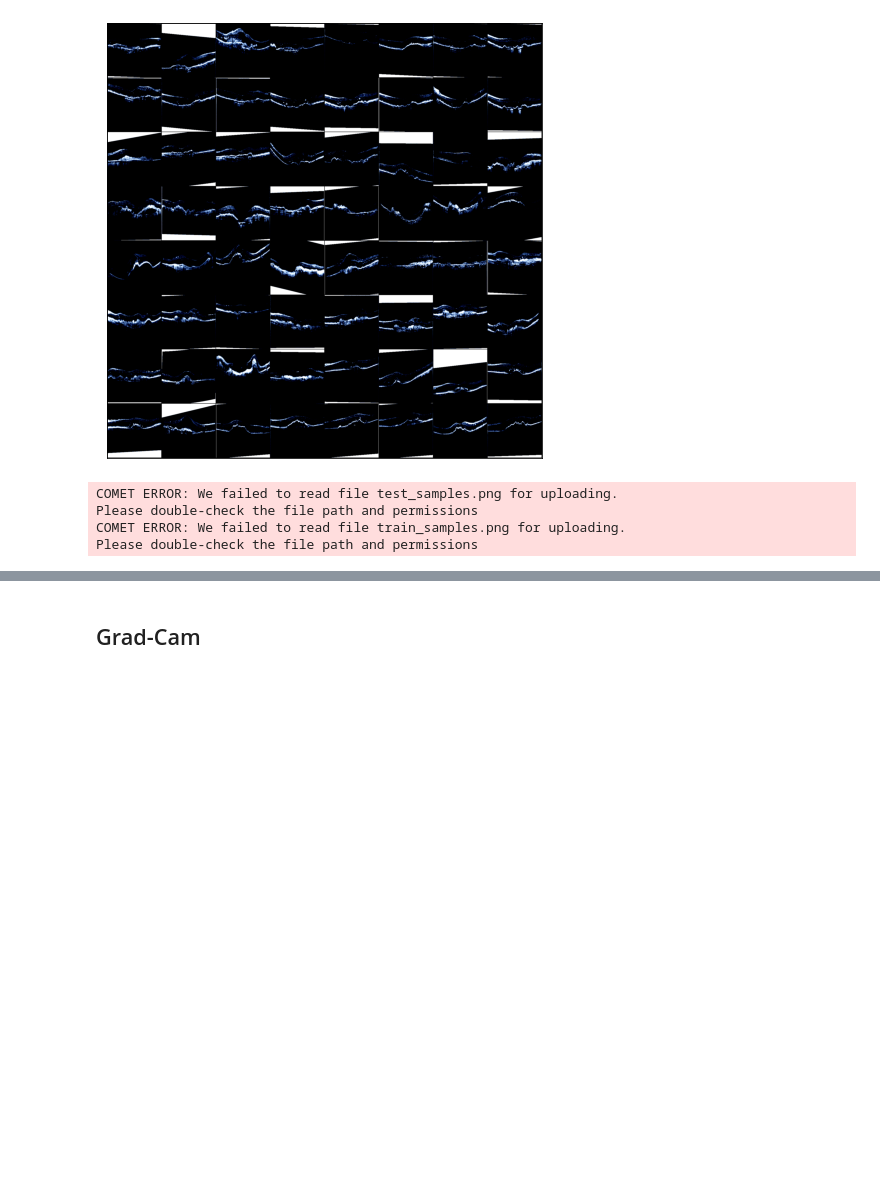
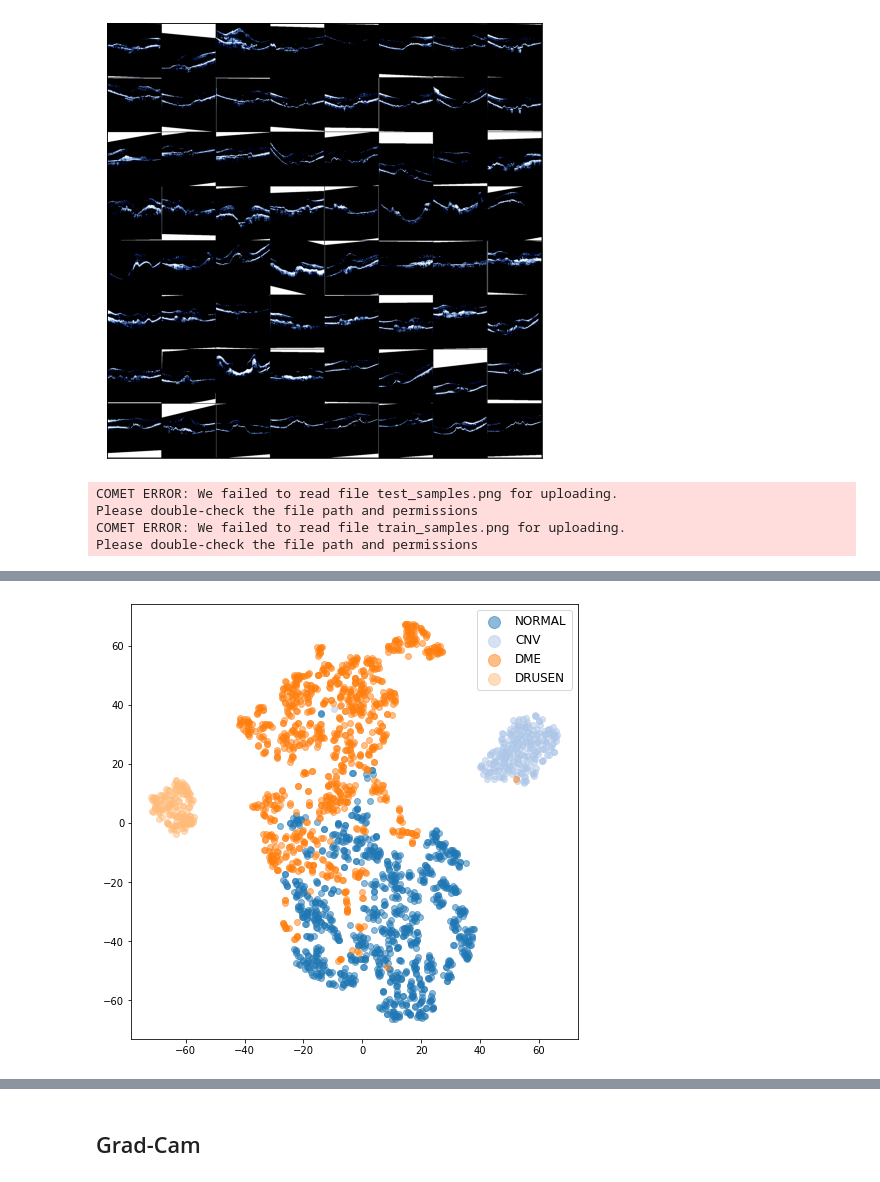
Before and after one commit to dssaenzml/simCLR_ML, a Jupyter notebook: SimCLR_OCT_Classifier_Final.ipynb, the cells around one changed output, grey strips where cells are left out. Cells and saved outputs as stored; diff of their text form; code cells hidden in the pictures; blank space fills up the shorter version.

```diff
--- a/SimCLR_OCT_Classifier_Final.ipynb
+++ b/SimCLR_OCT_Classifier_Final.ipynb
@@ -619,0 +762,11 @@ COMET INFO: Uploading 1 metrics, params and output messages
+# %%
+cmap = cm.get_cmap('tab20')
+fig, ax = plt.subplots(figsize=(8,8))
+num_categories = 4
+for lab in range(num_categories):
+    indices = test_targets==lab
+    ax.scatter(tsne_proj[indices,0],tsne_proj[indices,1], c=np.array(cmap(lab)).reshape(1,4), label =  idx_to_label[lab] ,alpha=0.5)
+ax.legend(fontsize='large', markerscale=2)
+plt.show()
+# %% [output]
+[figure, added]
```
Also changed, not shown: parts of 43 cells of this notebook.
